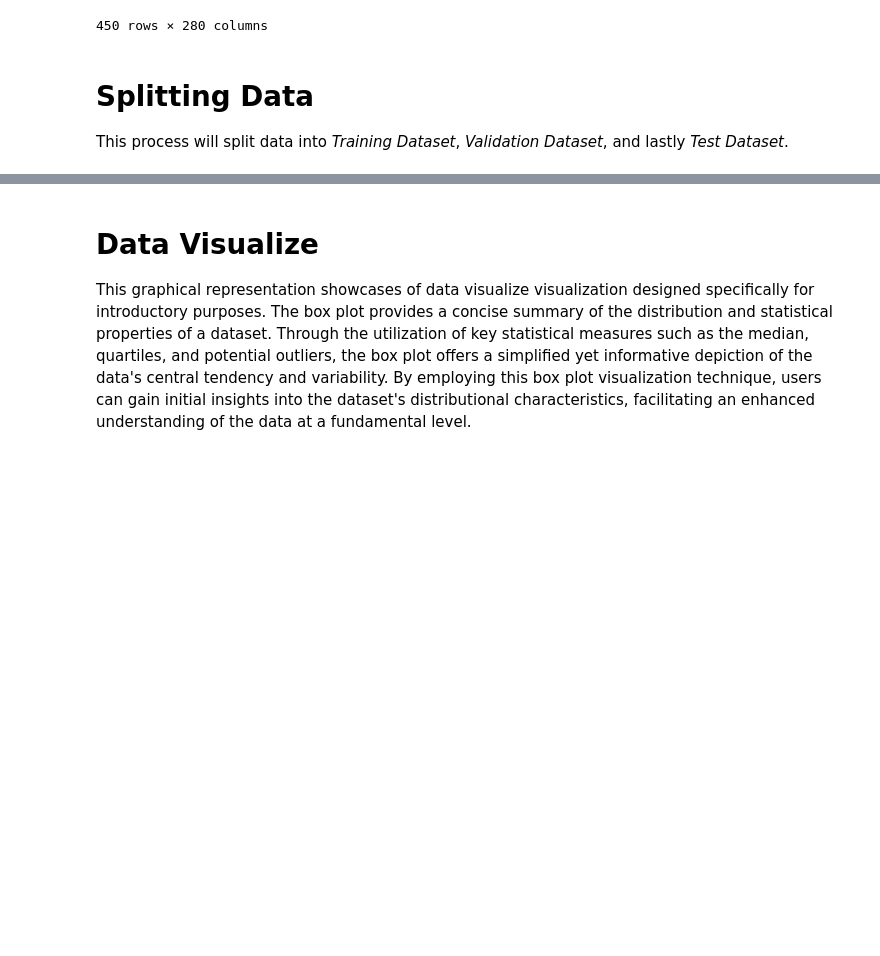
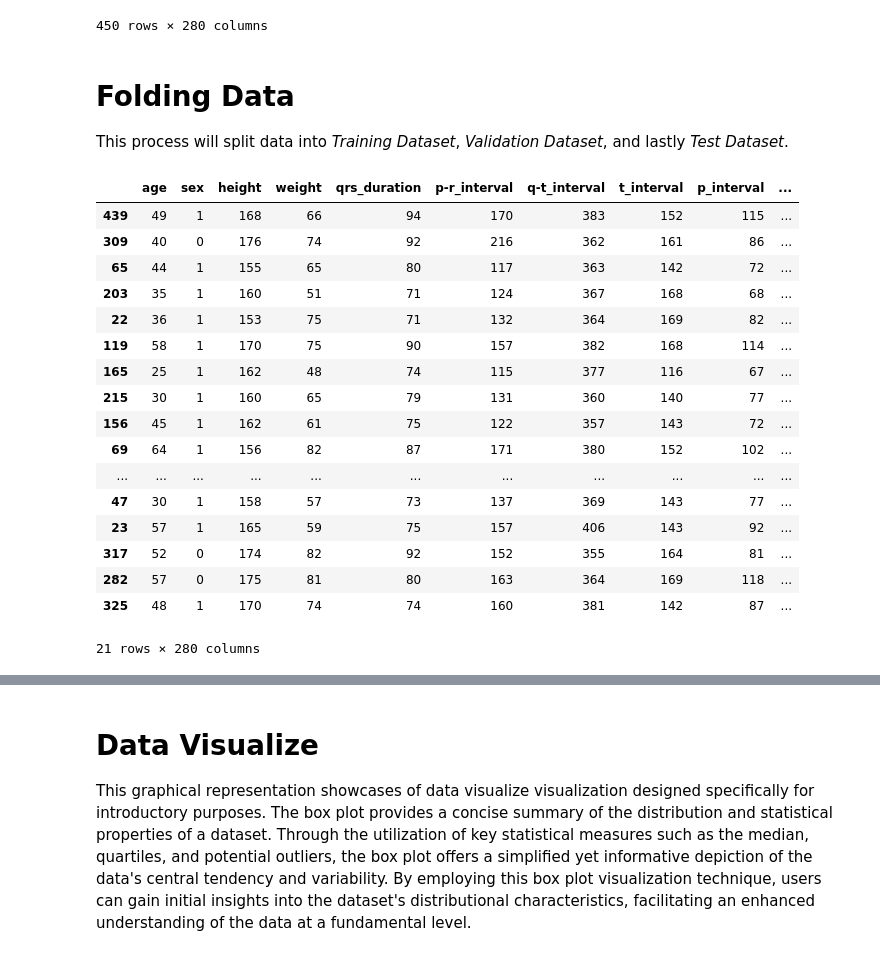
Before and after one commit to ikhsansdqq/MachineLearning, a Jupyter notebook: naive-bayes.ipynb, the cells around one changed output, grey strips where cells are left out. Saved outputs shown, nothing was run; the diff lists cells and outputs as text; code cells hidden in the pictures; blank space fills up the shorter version.

```diff
--- a/naive-bayes-v3.ipynb
+++ b/naive-bayes.ipynb
@@ -212,7 +231,28 @@ df
 | 451 | 78 | 1 | 160 | 70 | 79 | 127 | 364 | 138 | 78 | ... |
 450 rows × 280 columns
 # %% [markdown]
-# Splitting Data
+# Folding Data
 This process will split data into _Training Dataset_, _Validation Dataset_, and lastly _Test Dataset_.
 # %%
 train_dataset, validation_dataset, test_dataset = np.split(df.sample(frac=1), [int(0.6 * len(df)), int(0.8 * len(df))])
+# %%
+train_dataset
+# %% [output]
+|  | age | sex | height | weight | qrs_duration | p-r_interval | q-t_interval | t_interval | p_interval | ... |
+| 439 | 49 | 1 | 168 | 66 | 94 | 170 | 383 | 152 | 115 | ... |
+| 309 | 40 | 0 | 176 | 74 | 92 | 216 | 362 | 161 | 86 | ... |
+| 65 | 44 | 1 | 155 | 65 | 80 | 117 | 363 | 142 | 72 | ... |
+| 203 | 35 | 1 | 160 | 51 | 71 | 124 | 367 | 168 | 68 | ... |
+| 22 | 36 | 1 | 153 | 75 | 71 | 132 | 364 | 169 | 82 | ... |
+| 119 | 58 | 1 | 170 | 75 | 90 | 157 | 382 | 168 | 114 | ... |
+| 165 | 25 | 1 | 162 | 48 | 74 | 115 | 377 | 116 | 67 | ... |
+| 215 | 30 | 1 | 160 | 65 | 79 | 131 | 360 | 140 | 77 | ... |
+| 156 | 45 | 1 | 162 | 61 | 75 | 122 | 357 | 143 | 72 | ... |
+| 69 | 64 | 1 | 156 | 82 | 87 | 171 | 380 | 152 | 102 | ... |
+| ... | ... | ... | ... | ... | ... | ... | ... | ... | ... | ... |
+| 47 | 30 | 1 | 158 | 57 | 73 | 137 | 369 | 143 | 77 | ... |
+| 23 | 57 | 1 | 165 | 59 | 75 | 157 | 406 | 143 | 92 | ... |
+| 317 | 52 | 0 | 174 | 82 | 92 | 152 | 355 | 164 | 81 | ... |
+| 282 | 57 | 0 | 175 | 81 | 80 | 163 | 364 | 169 | 118 | ... |
+| 325 | 48 | 1 | 170 | 74 | 74 | 160 | 381 | 142 | 87 | ... |
+21 rows × 280 columns
```
Also changed, not shown: parts of 12 cells of this notebook, 3 other files.
